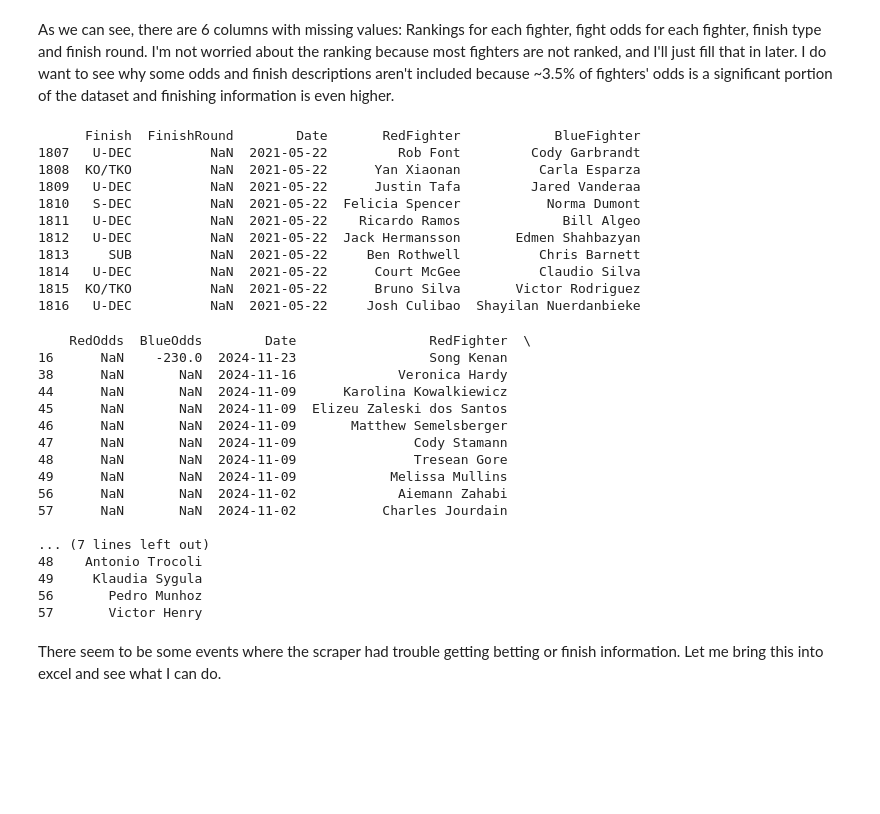
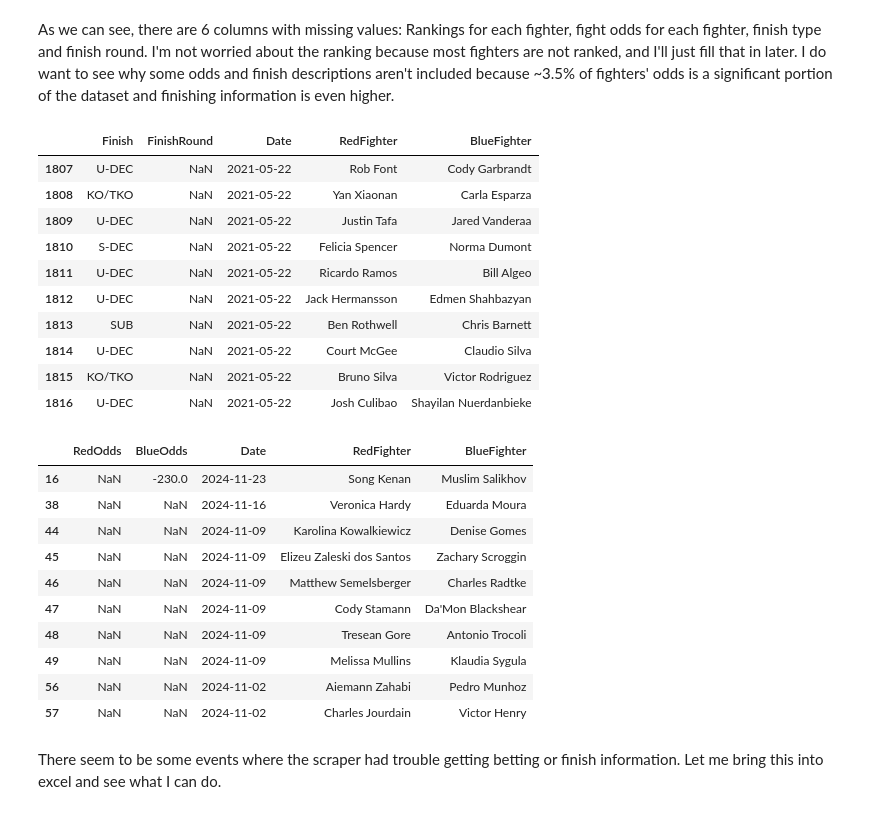
Before and after one commit to anthonyysz/Fight-Result-Predictor, a Jupyter notebook: notebooks/1-data-entry-and-cleaning.ipynb, the cells around one changed output. Saved outputs shown, nothing was run; the diff lists cells and outputs as text; code cells hidden in the pictures; blank space fills up the shorter version.

Commit message:
Fixed mistake using print on .head()

```diff
--- a/notebooks/1-data-entry-and-cleaning.ipynb
+++ b/notebooks/1-data-entry-and-cleaning.ipynb
@@ -75,43 +75,37 @@ As we can see, there are 6 columns with missing values: Rankings for each fighte
 # %%
 # Creating a nullcheck table to see missing finishing information
 
 nullCheck = dfColumns[dfColumns['FinishRound'].isna()][['Finish', 'FinishRound', 'Date', 'RedFighter', 'BlueFighter']]
-print(nullCheck.head(10))
+nullCheck.head(10)
 # %% [output]
-      Finish  FinishRound        Date       RedFighter            BlueFighter
-1807   U-DEC          NaN  2021-05-22         Rob Font         Cody Garbrandt
-1808  KO/TKO          NaN  2021-05-22      Yan Xiaonan          Carla Esparza
-1809   U-DEC          NaN  2021-05-22      Justin Tafa         Jared Vanderaa
-1810   S-DEC          NaN  2021-05-22  Felicia Spencer           Norma Dumont
-1811   U-DEC          NaN  2021-05-22    Ricardo Ramos             Bill Algeo
-1812   U-DEC          NaN  2021-05-22  Jack Hermansson       Edmen Shahbazyan
-1813     SUB          NaN  2021-05-22     Ben Rothwell          Chris Barnett
-1814   U-DEC          NaN  2021-05-22      Court McGee          Claudio Silva
-1815  KO/TKO          NaN  2021-05-22      Bruno Silva       Victor Rodriguez
-1816   U-DEC          NaN  2021-05-22     Josh Culibao  Shayilan Nuerdanbieke
+|  | Finish | FinishRound | Date | RedFighter | BlueFighter |
+| 1807 | U-DEC | NaN | 2021-05-22 | Rob Font | Cody Garbrandt |
+| 1808 | KO/TKO | NaN | 2021-05-22 | Yan Xiaonan | Carla Esparza |
+| 1809 | U-DEC | NaN | 2021-05-22 | Justin Tafa | Jared Vanderaa |
+| 1810 | S-DEC | NaN | 2021-05-22 | Felicia Spencer | Norma Dumont |
+| 1811 | U-DEC | NaN | 2021-05-22 | Ricardo Ramos | Bill Algeo |
+| 1812 | U-DEC | NaN | 2021-05-22 | Jack Hermansson | Edmen Shahbazyan |
+| 1813 | SUB | NaN | 2021-05-22 | Ben Rothwell | Chris Barnett |
+| 1814 | U-DEC | NaN | 2021-05-22 | Court McGee | Claudio Silva |
+| 1815 | KO/TKO | NaN | 2021-05-22 | Bruno Silva | Victor Rodriguez |
+| 1816 | U-DEC | NaN | 2021-05-22 | Josh Culibao | Shayilan Nuerdanbieke |
 # %%
 # Creating a nullcheck table to see missing betting line information
 
 nullCheck = dfColumns[dfColumns['RedOdds'].isna()][['RedOdds', 'BlueOdds', 'Date', 'RedFighter', 'BlueFighter']]
-print(nullCheck.head(10))
+nullCheck.head(10)
 # %% [output]
-    RedOdds  BlueOdds        Date                 RedFighter  \
-16      NaN    -230.0  2024-11-23                 Song Kenan
-38      NaN       NaN  2024-11-16             Veronica Hardy
-44      NaN       NaN  2024-11-09      Karolina Kowalkiewicz
-45      NaN       NaN  2024-11-09  Elizeu Zaleski dos Santos
-46      NaN       NaN  2024-11-09       Matthew Semelsberger
-47      NaN       NaN  2024-11-09               Cody Stamann
-48      NaN       NaN  2024-11-09               Tresean Gore
-49      NaN       NaN  2024-11-09            Melissa Mullins
-56      NaN       NaN  2024-11-02             Aiemann Zahabi
-57      NaN       NaN  2024-11-02           Charles Jourdain
-
-... (7 lines left out)
-48    Antonio Trocoli
-49     Klaudia Sygula
-56       Pedro Munhoz
-57       Victor Henry
+|  | RedOdds | BlueOdds | Date | RedFighter | BlueFighter |
+| 16 | NaN | -230.0 | 2024-11-23 | Song Kenan | Muslim Salikhov |
+| 38 | NaN | NaN | 2024-11-16 | Veronica Hardy | Eduarda Moura |
+| 44 | NaN | NaN | 2024-11-09 | Karolina Kowalkiewicz | Denise Gomes |
+| 45 | NaN | NaN | 2024-11-09 | Elizeu Zaleski dos Santos | Zachary Scroggin |
+| 46 | NaN | NaN | 2024-11-09 | Matthew Semelsberger | Charles Radtke |
+| 47 | NaN | NaN | 2024-11-09 | Cody Stamann | Da'Mon Blackshear |
+| 48 | NaN | NaN | 2024-11-09 | Tresean Gore | Antonio Trocoli |
+| 49 | NaN | NaN | 2024-11-09 | Melissa Mullins | Klaudia Sygula |
+| 56 | NaN | NaN | 2024-11-02 | Aiemann Zahabi | Pedro Munhoz |
+| 57 | NaN | NaN | 2024-11-02 | Charles Jourdain | Victor Henry |
 # %% [markdown]
 There seem to be some events where the scraper had trouble getting betting or finish information. Let me bring this into excel and see what I can do.
 # %%
```
Also changed, not shown: parts of 2 cells of this notebook.
